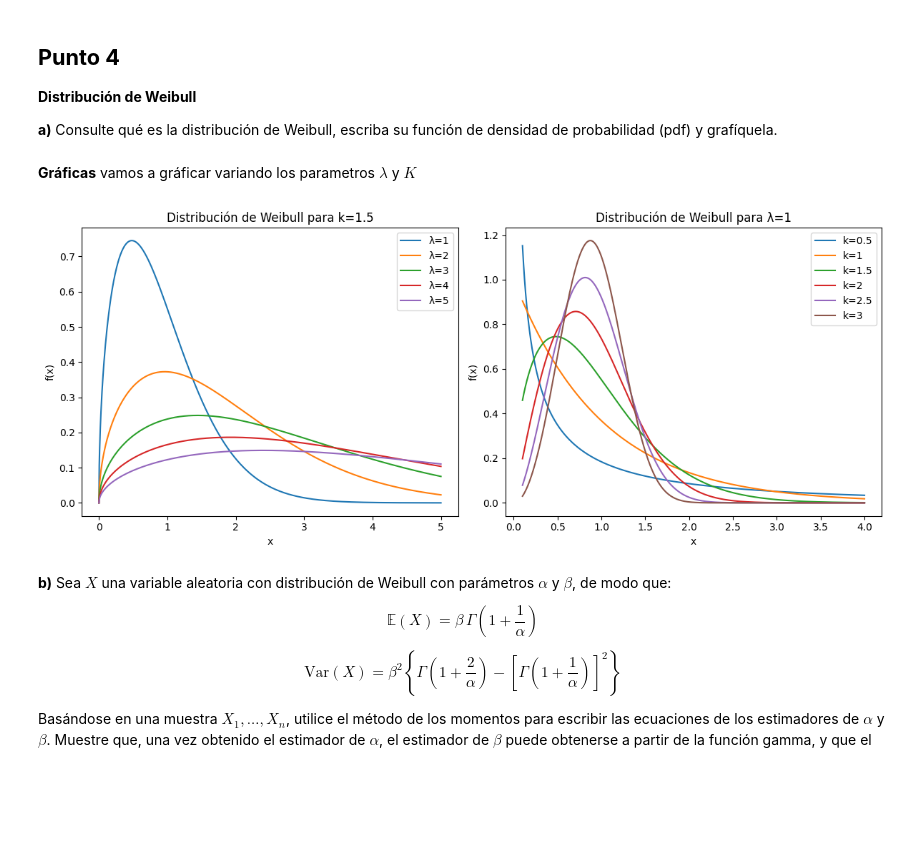
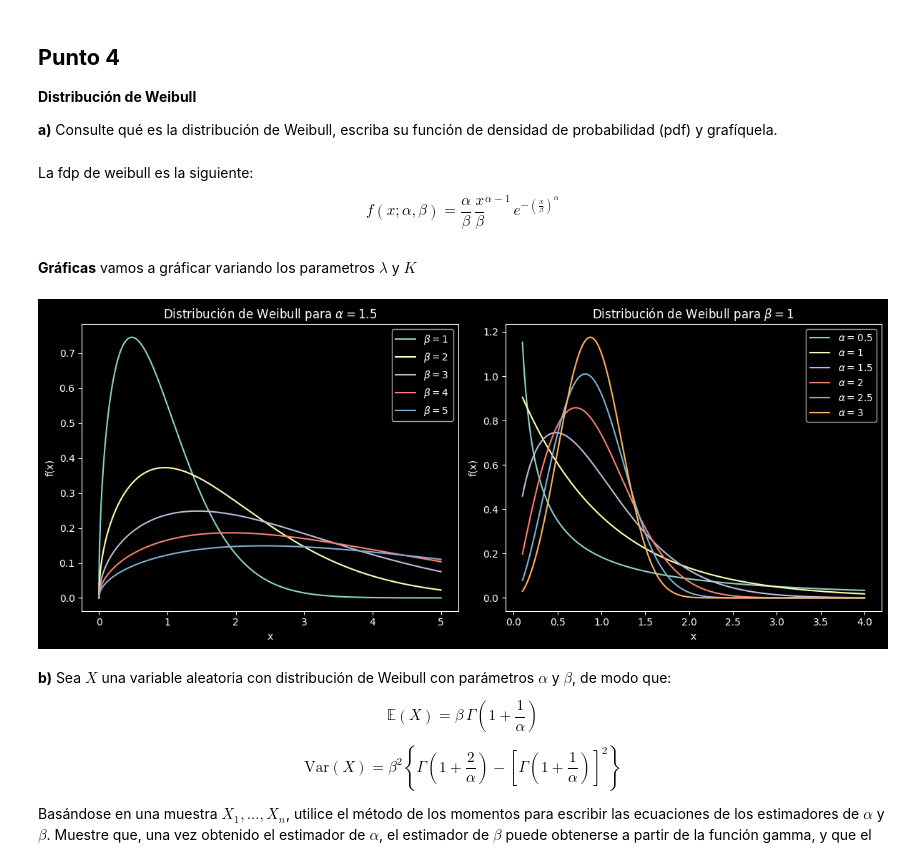
Before and after one commit to davidprez83/Estadistica_basica, a Jupyter notebook: problem_set_4.ipynb, the cells around one changed output. Drawn from its saved outputs; the diff is of its cells as text; code cells hidden in the pictures; blank space fills up the shorter version.

```diff
--- a/problem_set_4.ipynb
+++ b/problem_set_4.ipynb
@@ -50,0 +61,11 @@ Se concluye que $\bar{X}$ es un estimador consistente de $\mu$
+# %%
+from funciones_locales import chi2
+
+# definimos el k poblcional de k
+k = 6.2
+
+# definimos mu y sigma poblacionales
+
+mu = k
+sigma2 = 2*k
+sigma = np.sqrt(sigma2)
@@ -205,4 +237,10 @@ el error estandar de la diferencia de proporciones es:  0.041071583850638145
 **Distribución de Weibull**
 
 **a)** Consulte qué es la distribución de Weibull, escriba su función de densidad de probabilidad (pdf) y grafíquela.
+# %% [markdown]
+La fdp de weibull es la siguiente:
+
+$$
+f(x; \alpha, \beta) = \frac{\alpha}{\beta} \, \frac{x}{\beta}^{\alpha - 1} \, e^{-(\frac{x}{\beta})^{\alpha}}
+$$
 # %%
@@ -213,33 +248,37 @@ def weibel(x, k, lam):
 # %% [markdown]
 **Gráficas** vamos a gráficar variando los parametros $\lambda$ y $K$
 # %%
-figweibel, axweibel = plt.subplots(1, 2, figsize=(12, 5))
+figweibull, axweibull = plt.subplots(1, 2, figsize=(12, 5))
 
 x = np.linspace(0, 20, 1000)
 xs2 = np.linspace(0, 5, 1000)
 xs3 = np.linspace(0.1, 4, 1000)
 
-lams = [1, 2, 3, 4, 5]
-Ks = [0.5, 1, 1.5, 2, 2.5, 3]
+betas = [1, 2, 3, 4, 5]
+alphas = [0.5, 1, 1.5, 2, 2.5, 3]
 
-for lam in lams:
-    axweibel[0].plot(xs2, weibel(xs2, 1.5, lam), label=f'λ={lam}')
-axweibel[0].set_title('Distribución de Weibull para k=1.5')
-axweibel[0].legend()
-axweibel[0].set_xlabel('x')
-axweibel[0].set_ylabel('f(x)')
+for lam in betas:
+    axweibull[0].plot(xs2, weibull(xs2, 1.5, lam), label=fr'$\beta={lam}$')
+axweibull[0].set_title(r'Distribución de Weibull para $\alpha=1.5$')
+axweibull[0].legend()
+axweibull[0].set_xlabel('x', color='white')
+axweibull[0].set_ylabel('f(x)', color='white')
+axweibull[0].tick_params(axis='x', colors='white')
+axweibull[0].tick_params(axis='y', colors='white')
 
-for k in Ks:
-    axweibel[1].plot(xs3, weibel(xs3, k, 1), label=f'k={k}')
-axweibel[1].set_title('Distribución de Weibull para λ=1')
-axweibel[1].legend()
-axweibel[1].set_xlabel('x')
-axweibel[1].set_ylabel('f(x)')
+for k in alphas:
+    axweibull[1].plot(xs3, weibull(xs3, k, 1), label=fr'$\alpha={k}$')
+axweibull[1].set_title(r'Distribución de Weibull para $\beta=1$')
+axweibull[1].legend()
+axweibull[1].set_xlabel('x', color='white')
+axweibull[1].set_ylabel('f(x)', color='white')
+axweibull[1].tick_params(axis='x', colors='white')
+axweibull[1].tick_params(axis='y', colors='white')
 
 plt.tight_layout()
 plt.show()
 # %% [output]
-[figure, old version]
+[figure, new version]
 # %% [markdown]
 **b)** Sea $X$ una variable aleatoria con distribución de Weibull con parámetros $\alpha$ y $\beta$, de modo que:
 
```
Also changed, not shown: parts of 11 cells of this notebook, 2 other files.
